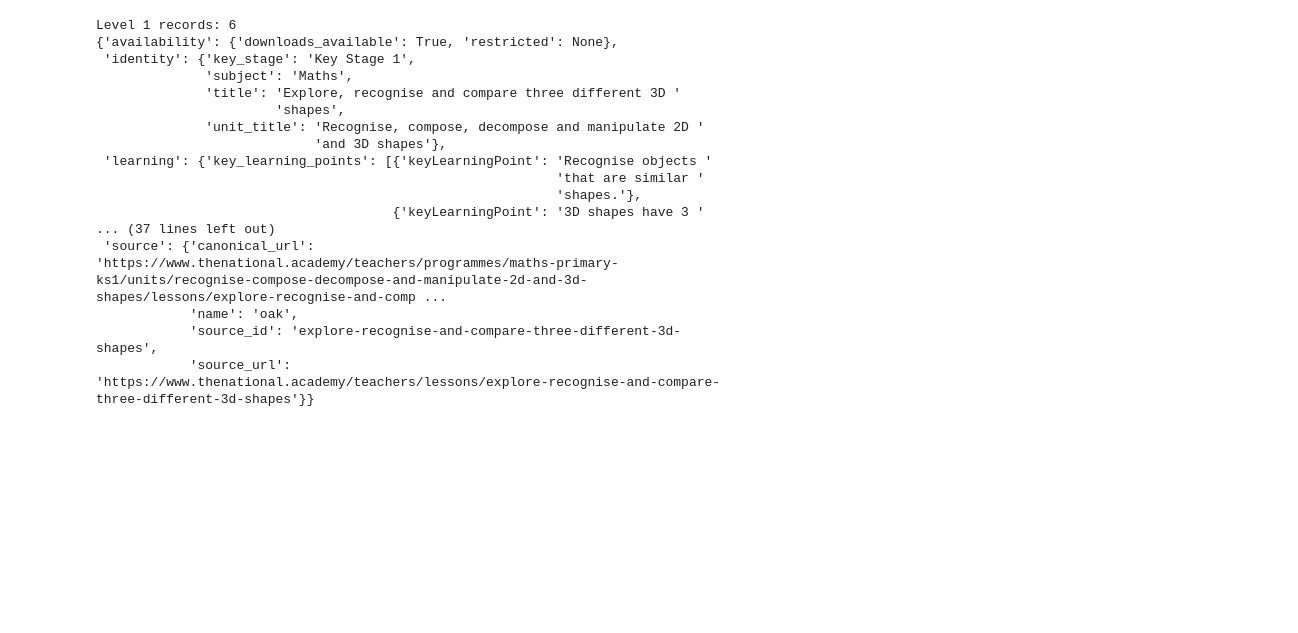
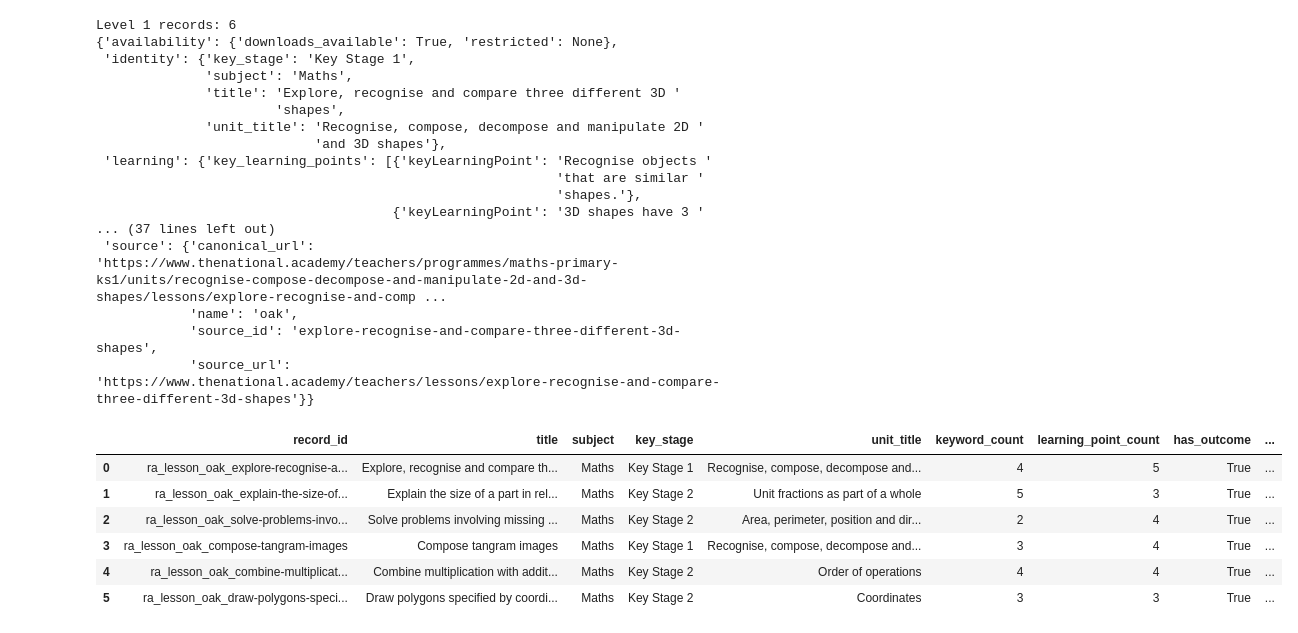
Before and after one commit to parcheesime/rubric-agent, a Jupyter notebook: notebooks/explore-golden-record-sample-L1.ipynb, the cells around one changed output. Cells and saved outputs as stored; diff of their text form; code cells hidden in the pictures; blank space fills up the shorter version.

Commit message:
Add Level 1 golden record samples and Level 2 exploration notebook

```diff
--- a/notebooks/explore-golden-record-sample.ipynb
+++ b/notebooks/explore-golden-record-sample-L1.ipynb
@@ -508,3 +513,35 @@ Level 1 records: 6
             'name': 'oak',
             'source_id': 'explore-recognise-and-compare-three-different-3d-shapes',
             'source_url': 'https://www.thenational.academy/teachers/lessons/explore-recognise-and-compare-three-different-3d-shapes'}}
+# %%
+# summarize level 1 sample data
+level_1_summary = pd.DataFrame([
+    {
+        "record_id": record["record_id"],
+        "title": record["identity"]["title"],
+        "subject": record["identity"]["subject"],
+        "key_stage": record["identity"]["key_stage"],
+        "unit_title": record["identity"]["unit_title"],
+        "keyword_count": len(record["learning"]["keywords"]),
+        "learning_point_count": len(
+            record["learning"]["key_learning_points"]
+        ),
+        "has_outcome": bool(
+            record["learning"]["pupil_lesson_outcome"]
+        ),
+        "has_misconceptions": bool(
+            record["learning"]["misconceptions"]
+        ),
+    }
+    for record in level_1_records
+])
+
+display(level_1_summary)
+# %% [output]
+|  | record_id | title | subject | key_stage | unit_title | keyword_count | learning_point_count | has_outcome | ... |
+| 0 | ra_lesson_oak_explore-recognise-a... | Explore, recognise and compare th... | Maths | Key Stage 1 | Recognise, compose, decompose and... | 4 | 5 | True | ... |
+| 1 | ra_lesson_oak_explain-the-size-of... | Explain the size of a part in rel... | Maths | Key Stage 2 | Unit fractions as part of a whole | 5 | 3 | True | ... |
+| 2 | ra_lesson_oak_solve-problems-invo... | Solve problems involving missing ... | Maths | Key Stage 2 | Area, perimeter, position and dir... | 2 | 4 | True | ... |
+| 3 | ra_lesson_oak_compose-tangram-images | Compose tangram images | Maths | Key Stage 1 | Recognise, compose, decompose and... | 3 | 4 | True | ... |
+| 4 | ra_lesson_oak_combine-multiplicat... | Combine multiplication with addit... | Maths | Key Stage 2 | Order of operations | 4 | 4 | True | ... |
+| 5 | ra_lesson_oak_draw-polygons-speci... | Draw polygons specified by coordi... | Maths | Key Stage 2 | Coordinates | 3 | 3 | True | ... |
```
Also changed, not shown: parts of 2 cells of this notebook, 7 other files.
